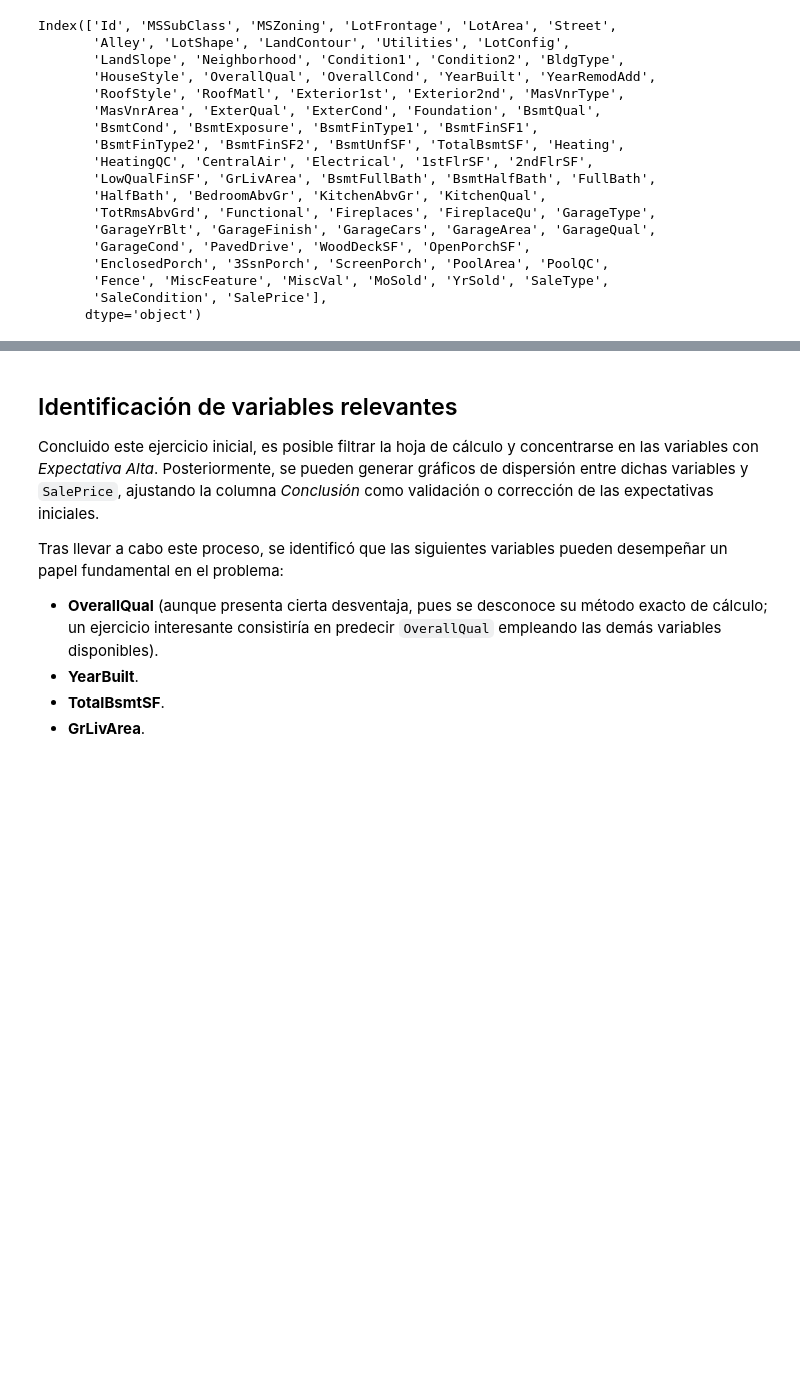
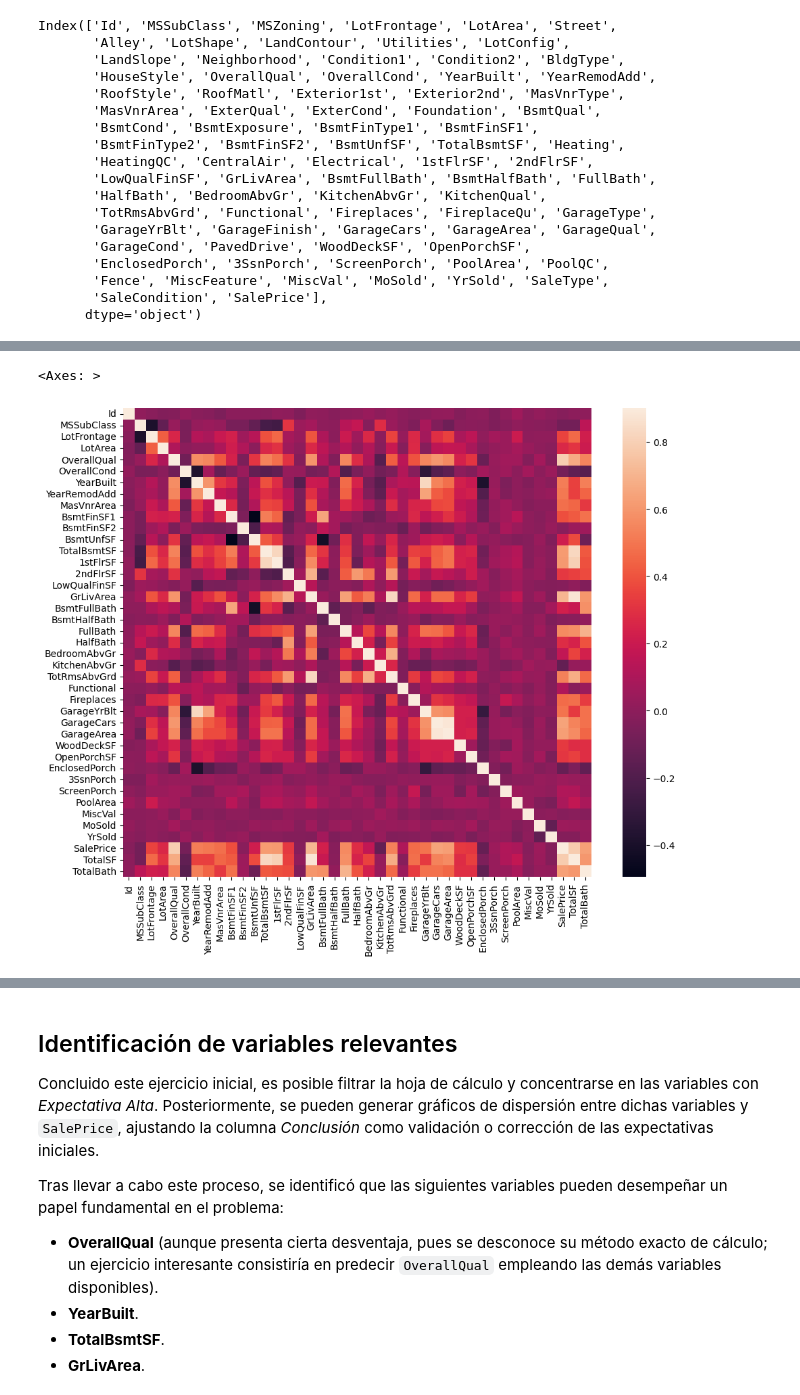
Before and after one commit to fperez-alldev/ccd-usac-ago-2025, a Jupyter notebook: class2/class2.ipynb, the cells around one changed output, grey strips where cells are left out. Saved outputs shown, nothing was run; the diff lists cells and outputs as text; code cells hidden in the pictures; blank space fills up the shorter version.

```diff
--- a/class2/class2.ipynb
+++ b/class2/class2.ipynb
@@ -117,0 +151,8 @@ display(HTML(html_table_with_scrollbar))
+# %%
+#Correlation map to see how features are correlated with SalePrice
+corrmat = df_fe.select_dtypes(include=[np.number]).corr()
+plt.subplots(figsize=(12,9))
+sns.heatmap(corrmat, vmax=0.9, square=True)
+# %% [output]
+<Axes: >
+[figure, added]
```
Also changed, not shown: parts of 8 cells of this notebook.
